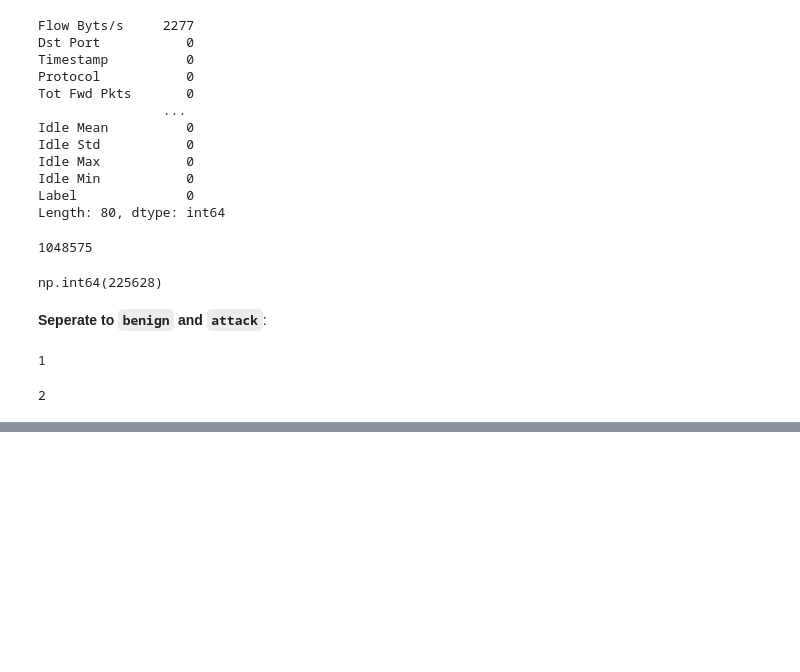
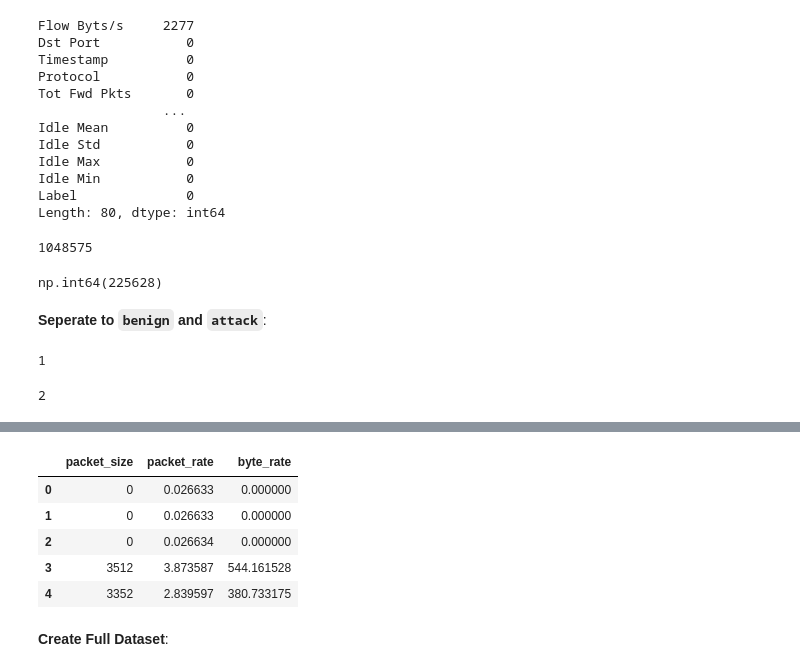
Before and after one commit to otuemre/RealTimeNIDS, a Jupyter notebook: notebooks/01_training.ipynb, the cells around one changed output, grey strips where cells are left out. Drawn from its saved outputs; the diff is of its cells as text; code cells hidden in the pictures; blank space fills up the shorter version.

```diff
--- a/notebooks/01_training.ipynb
+++ b/notebooks/01_training.ipynb
@@ -116,0 +126,40 @@ df_attack['Label'].nunique()
+# %%
+def extract_features(df):
+    # Make a full copy to avoid SettingWithCopyWarning
+    df = df.copy()
+
+    # Convert to numeric safely
+    numeric_cols = ['Flow Duration', 'Tot Fwd Pkts', 'Tot Bwd Pkts', 'TotLen Fwd Pkts', 'TotLen Bwd Pkts']
+    df[numeric_cols] = df[numeric_cols].apply(pd.to_numeric, errors='coerce')
+
+    # Drop rows with NaNs in key columns
+    df.dropna(subset=numeric_cols, inplace=True)
+
+    # Duration in seconds
+    df['flow_duration'] = df['Flow Duration'] / 1e6
+
+    # Total Packet Count and Size
+    df['packet_count'] = df['Tot Fwd Pkts'] + df['Tot Bwd Pkts']
+    df['packet_size'] = df['TotLen Fwd Pkts'] + df['TotLen Bwd Pkts']
+
+    # Avoid Division by 0
+    df['flow_duration'] = df['flow_duration'].replace(0, 1e-6)
+
+    # Calculate Derived Features
+    df['packet_rate'] = df['packet_count'] / df['flow_duration']
+    df['byte_rate'] = df['packet_size'] / df['flow_duration']
+
+    # Return only relevant columns
+    return df.loc[:, ['packet_size', 'packet_rate', 'byte_rate']]
+# %%
+benign_features = extract_features(df_benign)
+benign_features.head()
+# %% [output]
+|  | packet_size | packet_rate | byte_rate |
+| 0 | 0 | 0.026633 | 0.000000 |
+| 1 | 0 | 0.026633 | 0.000000 |
+| 2 | 0 | 0.026634 | 0.000000 |
+| 3 | 3512 | 3.873587 | 544.161528 |
+| 4 | 3352 | 2.839597 | 380.733175 |
+# %% [markdown]
+**Create Full Dataset**:
```
Also changed, not shown: parts of 15 cells of this notebook, 1 other file.
